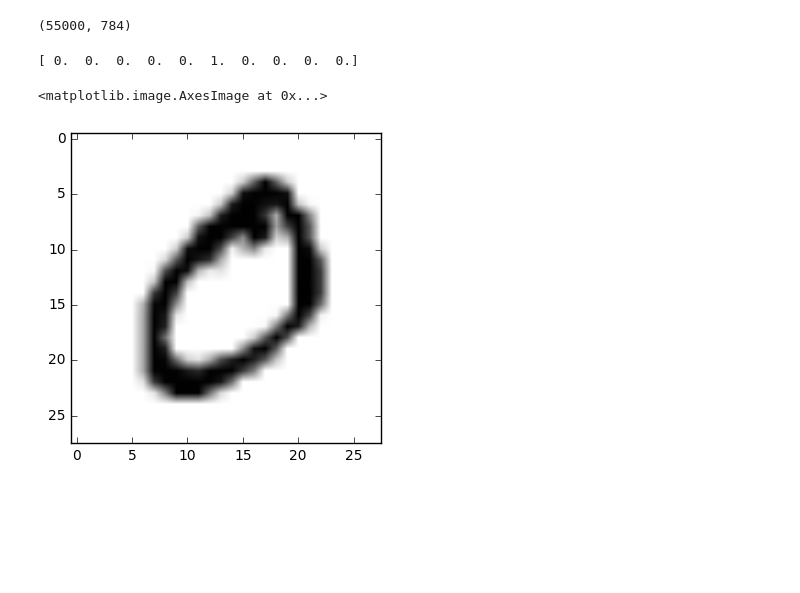
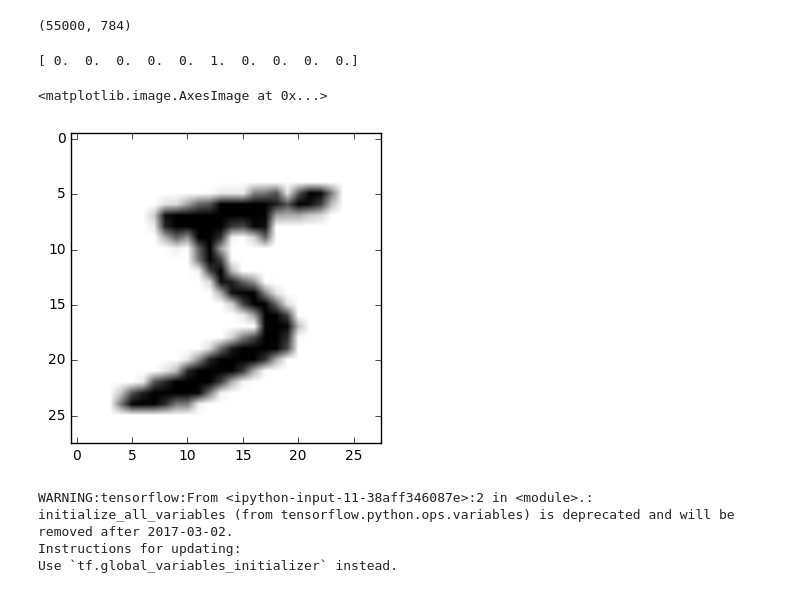
Before and after one commit to BokJinWook69/Deeplearning, a Jupyter notebook: Deeplearning_Bjw2.ipynb, the cells around one changed output. Saved outputs shown, nothing was run; the diff lists cells and outputs as text; code cells hidden in the pictures; blank space fills up the shorter version.

```diff
--- a/Deeplearning_Bjw2.ipynb
+++ b/Deeplearning_Bjw2.ipynb
@@ -25,15 +25,15 @@ print np.shape(train_img)
 # %% [output]
 (55000, 784)
 # %%
-img=np.reshape(val_img[1],newshape=[28,28])
+img=np.reshape(val_img[0],newshape=[28,28])
 lab=val_lab[0]
 print lab
 
 plt.imshow(img, cmap='binary')
 # %% [output]
 [ 0.  0.  0.  0.  0.  1.  0.  0.  0.  0.]
 <matplotlib.image.AxesImage at 0x...>
-[figure, old version]
+[figure, new version]
 # %%
 #x_pre=tf.placeholder(tf.float32, shape=[None,28*28*1])
 x_=tf.placeholder(tf.float32, shape=[None,28*28*1])
@@ -46,0 +55,9 @@ y=tf.nn.softmax(l1)
+# %%
+zs , BNs , acc_BNs = [],[],[]
+init=tf.initialize_all_variables()
+sess = tf.Session()
+sess.run(init)
+# %% [output]
+WARNING:tensorflow:From <ipython-input-11-38aff346087e>:2 in <module>.: initialize_all_variables (from tensorflow.python.ops.variables) is deprecated and will be removed after 2017-03-02.
+Instructions for updating:
+Use `tf.global_variables_initializer` instead.
```
Also changed, not shown: parts of 2 cells of this notebook.
